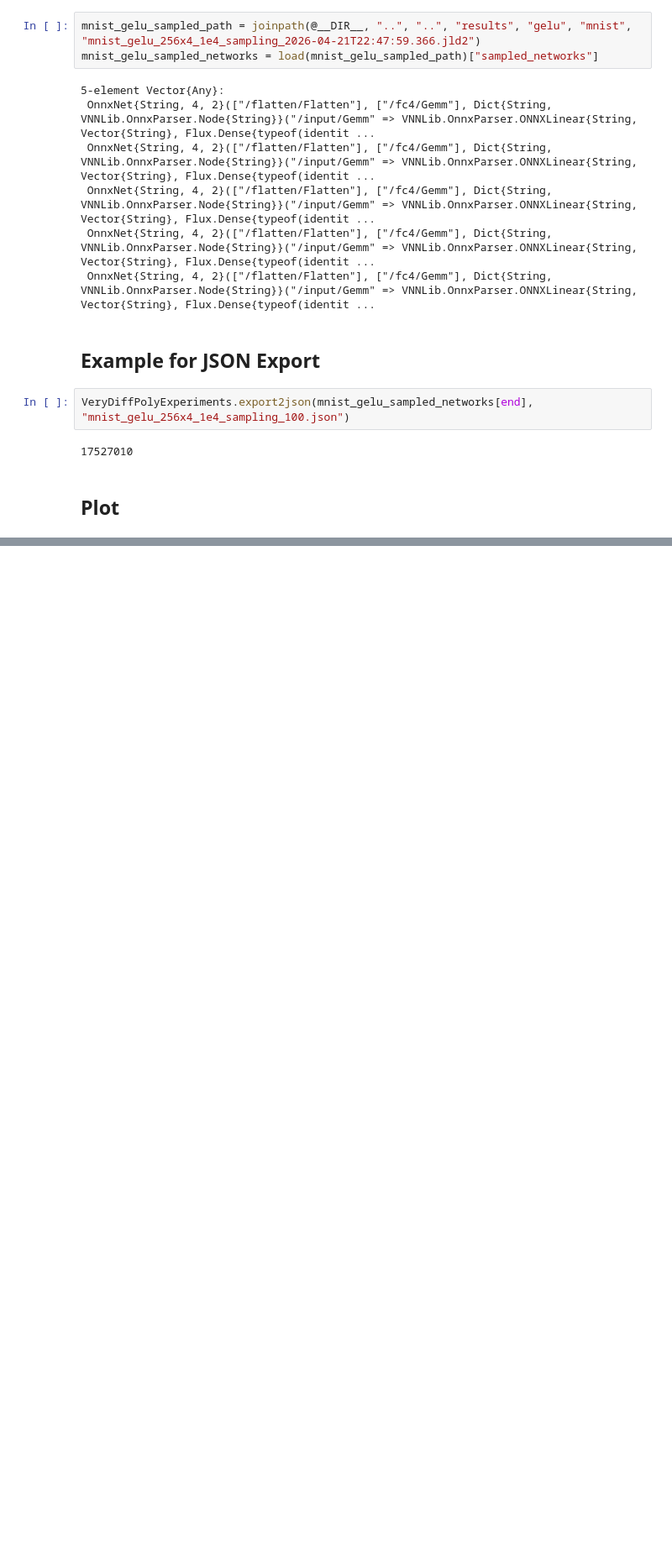
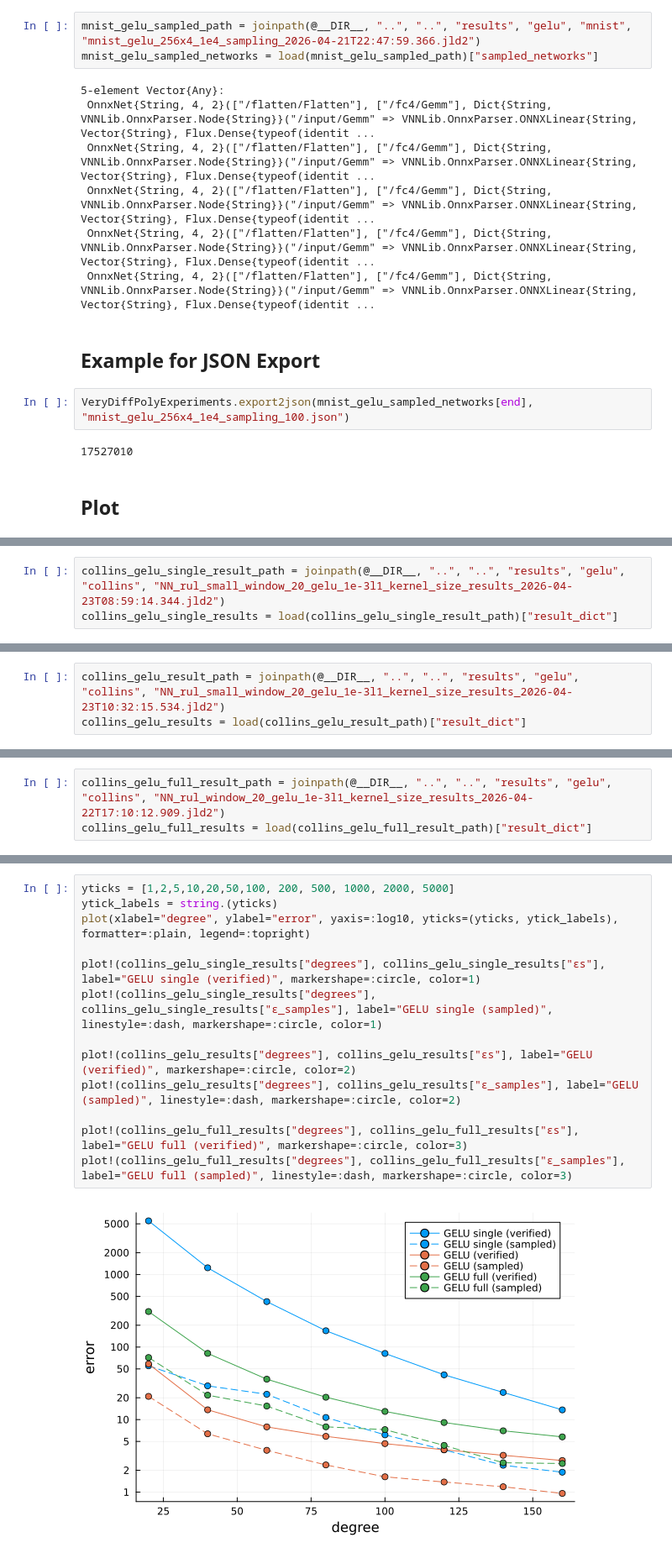
Before and after one commit to phK3/VeryDiffPolyExperiments, a Jupyter notebook: analysis/gelu/ablation.ipynb, the cells around one changed output, grey strips where cells are left out. Shown at 84% size. Drawn from its saved outputs; the diff is of its cells as text; blank space fills up the shorter version.

```diff
--- a/analysis/gelu/ablation.ipynb
+++ b/analysis/gelu/ablation.ipynb
@@ -134,0 +113,3 @@ plot!(mnist_gelu_results["degrees"], mnist_gelu_results["ϵ_samples"], label="GE
+# %%
+collins_gelu_single_result_path = joinpath(@__DIR__, "..", "..", "results", "gelu", "collins", "NN_rul_small_window_20_gelu_1e-3l1_kernel_size_results_2026-04-23T08:59:14.344.jld2")
+collins_gelu_single_results = load(collins_gelu_single_result_path)["result_dict"]
@@ -134,0 +128,3 @@ plot!(mnist_gelu_results["degrees"], mnist_gelu_results["ϵ_samples"], label="GE
+# %%
+collins_gelu_result_path = joinpath(@__DIR__, "..", "..", "results", "gelu", "collins", "NN_rul_small_window_20_gelu_1e-3l1_kernel_size_results_2026-04-23T10:32:15.534.jld2")
+collins_gelu_results = load(collins_gelu_result_path)["result_dict"]
@@ -134,0 +143,3 @@ plot!(mnist_gelu_results["degrees"], mnist_gelu_results["ϵ_samples"], label="GE
+# %%
+collins_gelu_full_result_path = joinpath(@__DIR__, "..", "..", "results", "gelu", "collins", "NN_rul_window_20_gelu_1e-3l1_kernel_size_results_2026-04-22T17:10:12.909.jld2")
+collins_gelu_full_results = load(collins_gelu_full_result_path)["result_dict"]
@@ -134,0 +162,15 @@ plot!(mnist_gelu_results["degrees"], mnist_gelu_results["ϵ_samples"], label="GE
+# %%
+yticks = [1,2,5,10,20,50,100, 200, 500, 1000, 2000, 5000]
+ytick_labels = string.(yticks)
+plot(xlabel="degree", ylabel="error", yaxis=:log10, yticks=(yticks, ytick_labels), formatter=:plain, legend=:topright)
+
+plot!(collins_gelu_single_results["degrees"], collins_gelu_single_results["ϵs"], label="GELU single (verified)", markershape=:circle, color=1)
+plot!(collins_gelu_single_results["degrees"], collins_gelu_single_results["ϵ_samples"], label="GELU single (sampled)", linestyle=:dash, markershape=:circle, color=1)
+
+plot!(collins_gelu_results["degrees"], collins_gelu_results["ϵs"], label="GELU (verified)", markershape=:circle, color=2)
+plot!(collins_gelu_results["degrees"], collins_gelu_results["ϵ_samples"], label="GELU (sampled)", linestyle=:dash, markershape=:circle, color=2)
+
+plot!(collins_gelu_full_results["degrees"], collins_gelu_full_results["ϵs"], label="GELU full (verified)", markershape=:circle, color=3)
+plot!(collins_gelu_full_results["degrees"], collins_gelu_full_results["ϵ_samples"], label="GELU full (sampled)", linestyle=:dash, markershape=:circle, color=3)
+# %% [output]
+[figure, added]
```
Also changed, not shown: parts of 12 cells of this notebook.
